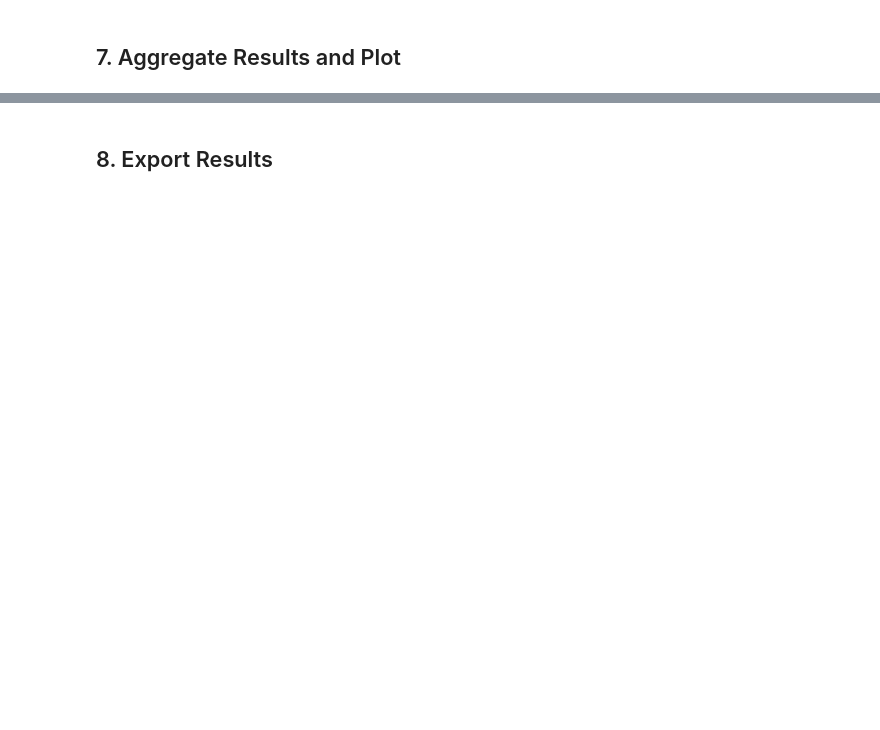
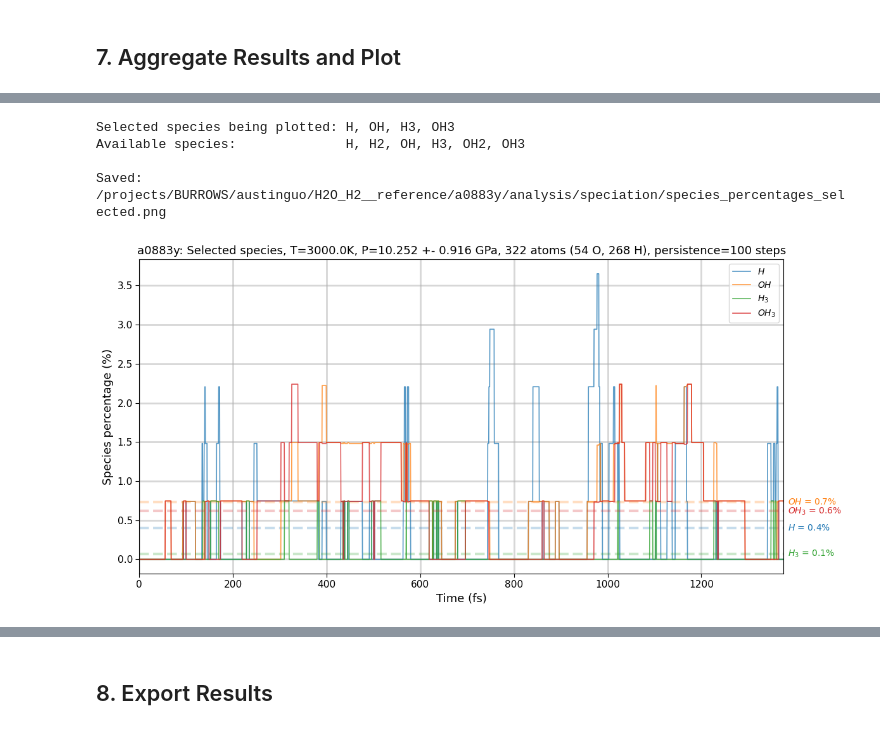
Before and after one commit to akashgpt/helpful_scripts, a Jupyter notebook: qmd/vasp/speciation_analysis__v2.ipynb, the cells around one changed output, grey strips where cells are left out. Drawn from its saved outputs; the diff is of its cells as text; code cells hidden in the pictures; blank space fills up the shorter version.

```diff
--- a/qmd/vasp/speciation_analysis__v2.ipynb
+++ b/qmd/vasp/speciation_analysis__v2.ipynb
@@ -1266,3 +1400,74 @@ plt.show()
+# %%
+# ---- Plot: Species percentages over time of specific species ----
+# Specify species to plot by their chemical formula (e.g., "H2", "MgSiO3", "NH3")
+# Element order does not matter: "NH3" and "H3N" both match the same species.
+selected_species = ["H", "OH", "H3", "OH3"]
+
+print(f"Selected species being plotted: {', '.join(selected_species)}")
+print(f"Available species:              {', '.join(formula_labels)}\n")
+
+# Look up column indices for the requested species
+selected_indices = []
+selected_labels_latex = []
+for formula in selected_species:
+    idx = _find_species_index(formula, formula_labels)
+    if idx is not None:
+        selected_indices.append(idx)
+        selected_labels_latex.append(formula_labels_latex[idx])
+    else:
+        print(f"WARNING: species '{formula}' not found in detected species. Skipping.")
+
+if selected_indices:
+    total_species = np.sum(counts_array, axis=1, keepdims=True)
+    total_species = np.where(total_species == 0, 1, total_species)
+    percentages = counts_array / total_species * 100
+
+    fig, ax = plt.subplots(figsize=(12, 6))
+
+    for plot_i, (idx, label_latex) in enumerate(zip(selected_indices, selected_labels_latex)):
+        mean_pct = np.mean(percentages[:, idx])
+        p2_5 = np.percentile(percentages[:, idx], 2.5)
+        p97_5 = np.percentile(percentages[:, idx], 97.5)
+        ax.plot(time_axis, percentages[:, idx], label=label_latex, color=f"C{plot_i}", alpha=0.75)
+        ax.axhline(
+            mean_pct, color=f"C{plot_i}", linestyle="--", linewidth=3, alpha=0.25
+        )
+        # ax.axhspan(
+        #     p2_5, p97_5,
+        #     color=f"C{plot_i}", alpha=0.10,
+        # )
+        ax.annotate(
+            f"{label_latex} = {mean_pct:.1f}%",
+            xy=(time_axis[-1], mean_pct),
+            xytext=(5, 0),
+            textcoords="offset points",
+            color=f"C{plot_i}",
+            fontsize=10,
+            va="center",
+        )
+
+    ax.set_xlabel("Time (fs)")
+    ax.set_ylabel("Species percentage (%)")
+    ax.set_title(
+        f"{run_id}: Selected species, T={sim_params['temperature_K']}K, P={sim_params['pressure_str']}, "
+        f"{n_atoms_total} atoms ({', '.join(f'{len(ag)} {el}' for el, ag in atom_groups.items())}), "
+        f"persistence={bond_persistence_steps} steps"
+    )
+    ax.legend(loc="best")
+    ax.set_xlim(time_axis[0], time_axis[-1])
+    plt.tight_layout()
+
+    fig.savefig(os.path.join(output_dir, "species_percentages_selected.png"), dpi=150)
+    print(f"Saved: {os.path.join(output_dir, 'species_percentages_selected.png')}")
+    plt.show()
+else:
+    print("No valid species found. Nothing to plot.")
+# %% [output]
+Selected species being plotted: H, OH, H3, OH3
+Available species:              H, H2, OH, H3, OH2, OH3
+
+Saved: /projects/BURROWS/austinguo/H2O_H2__reference/a0883y/analysis/speciation/species_percentages_selected.png
+[figure, added]
 # %%
 # ---- Summary table (all species) ----
 # Compute percentages (each species count / total species count at that timestep * 100)
```
Also changed, not shown: parts of 18 cells of this notebook, 1 other file.
